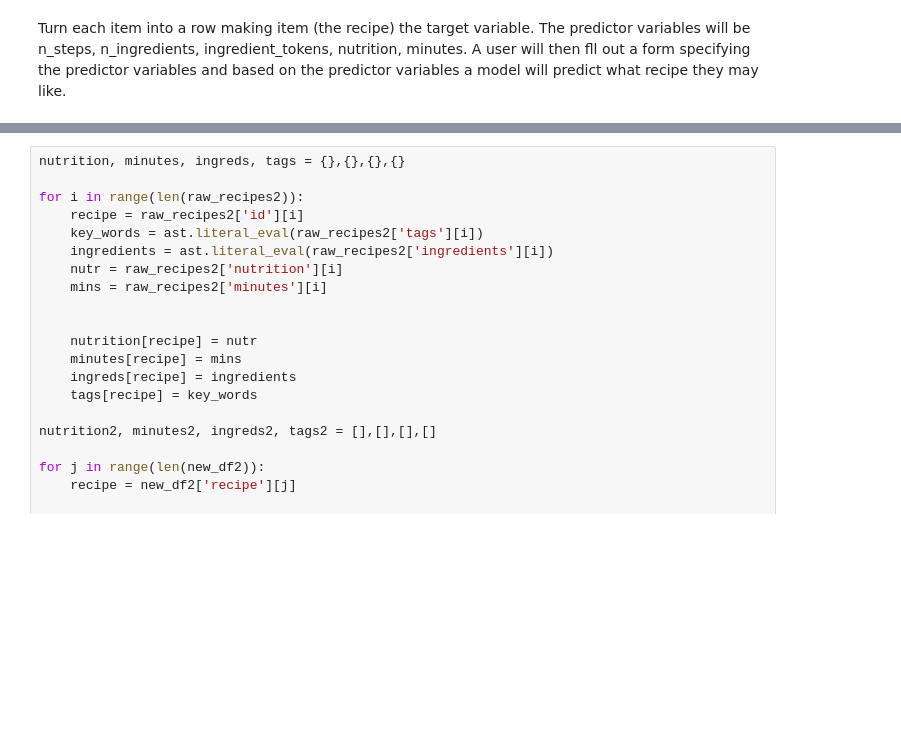
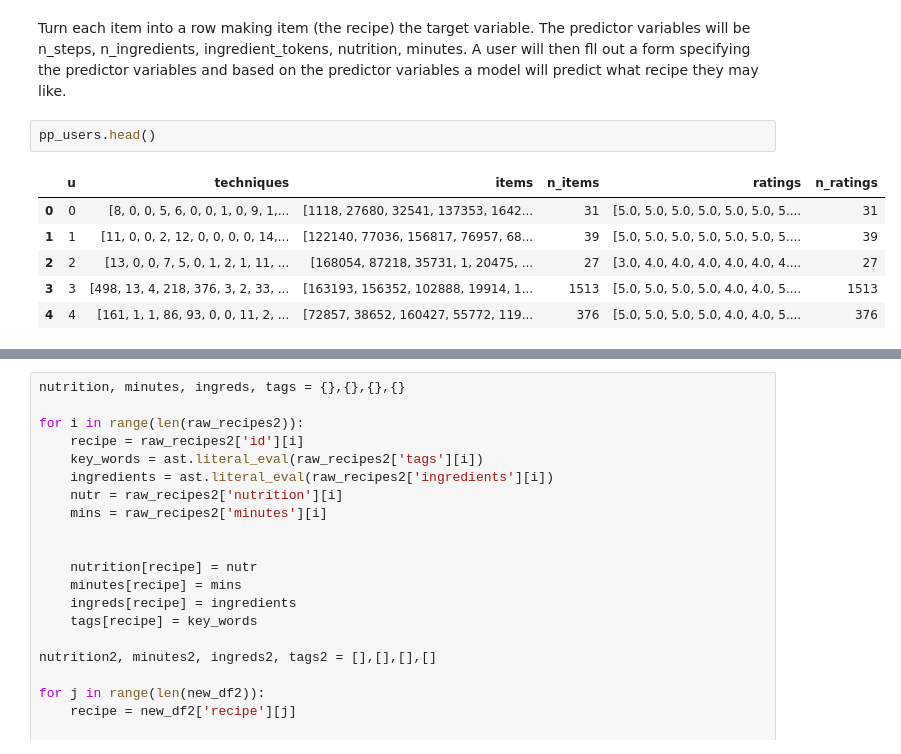
Before and after one commit to robertturro/Recipe-Recommender, a Jupyter notebook: data_preprocessing.ipynb, the cells around one changed output, grey strips where cells are left out. Saved outputs shown, nothing was run; the diff lists cells and outputs as text; blank space fills up the shorter version.

```diff
--- a/data_preprocessing.ipynb
+++ b/data_preprocessing.ipynb
@@ -56,6 +56,15 @@ raw_recipes[raw_recipes['id'] == 137739]['ingredients']
 Name: ingredients, dtype: object
 # %% [markdown]
 Turn each item into a row making item (the recipe) the target variable. The predictor variables will be n_steps, n_ingredients, ingredient_tokens, nutrition, minutes. A user will then fll out a form specifying the predictor variables and based on the predictor variables a model will predict what recipe they may like.
+# %%
+pp_users.head()
+# %% [output]
+|  | u | techniques | items | n_items | ratings | n_ratings |
+| 0 | 0 | [8, 0, 0, 5, 6, 0, 0, 1, 0, 9, 1,... | [1118, 27680, 32541, 137353, 1642... | 31 | [5.0, 5.0, 5.0, 5.0, 5.0, 5.0, 5.... | 31 |
+| 1 | 1 | [11, 0, 0, 2, 12, 0, 0, 0, 0, 14,... | [122140, 77036, 156817, 76957, 68... | 39 | [5.0, 5.0, 5.0, 5.0, 5.0, 5.0, 5.... | 39 |
+| 2 | 2 | [13, 0, 0, 7, 5, 0, 1, 2, 1, 11, ... | [168054, 87218, 35731, 1, 20475, ... | 27 | [3.0, 4.0, 4.0, 4.0, 4.0, 4.0, 4.... | 27 |
+| 3 | 3 | [498, 13, 4, 218, 376, 3, 2, 33, ... | [163193, 156352, 102888, 19914, 1... | 1513 | [5.0, 5.0, 5.0, 5.0, 4.0, 4.0, 5.... | 1513 |
+| 4 | 4 | [161, 1, 1, 86, 93, 0, 0, 11, 2, ... | [72857, 38652, 160427, 55772, 119... | 376 | [5.0, 5.0, 5.0, 5.0, 4.0, 4.0, 5.... | 376 |
 # %%
 new_df = pd.DataFrame()
 recipes, ratings = [], []
```
Also changed, not shown: parts of 12 cells of this notebook.
